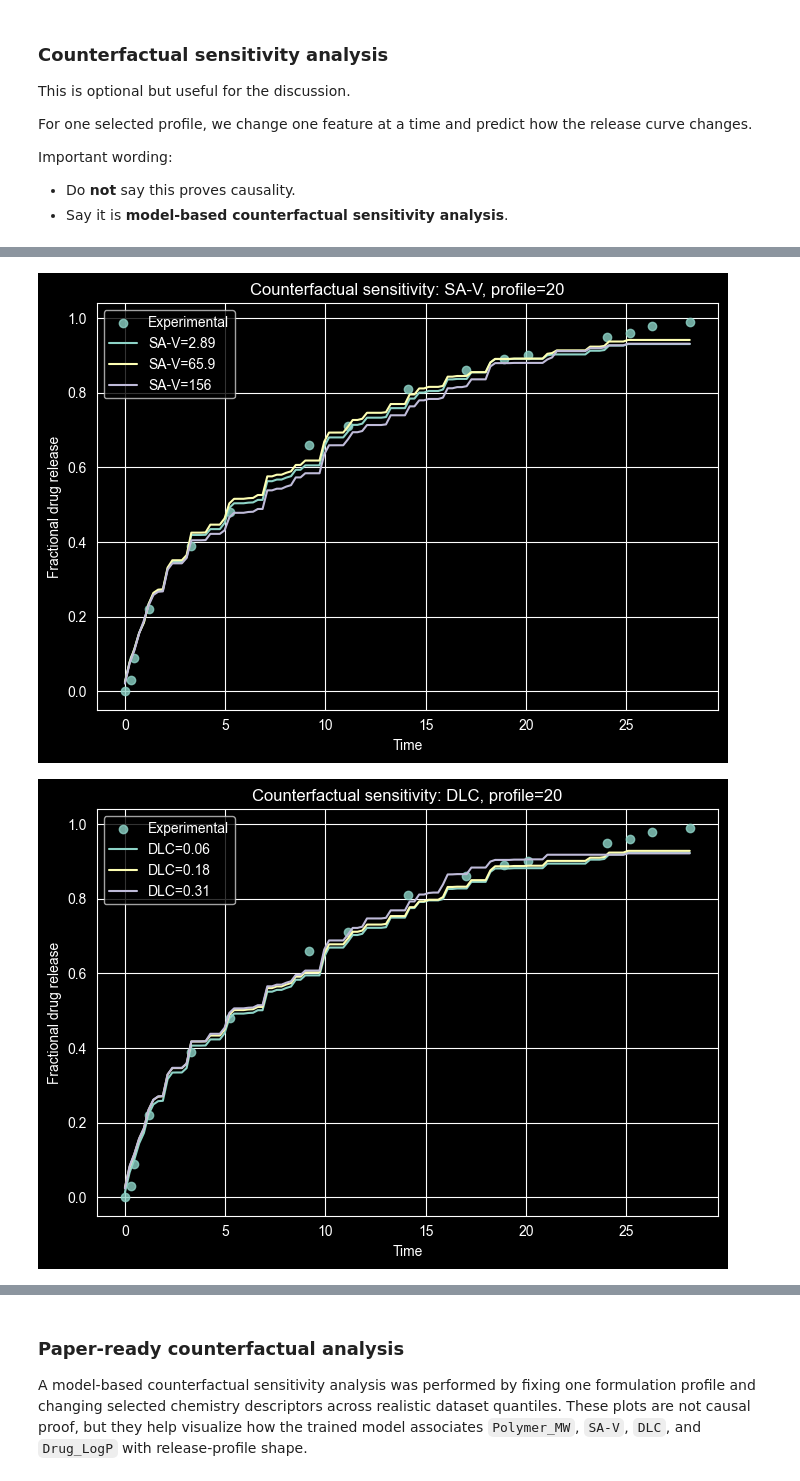
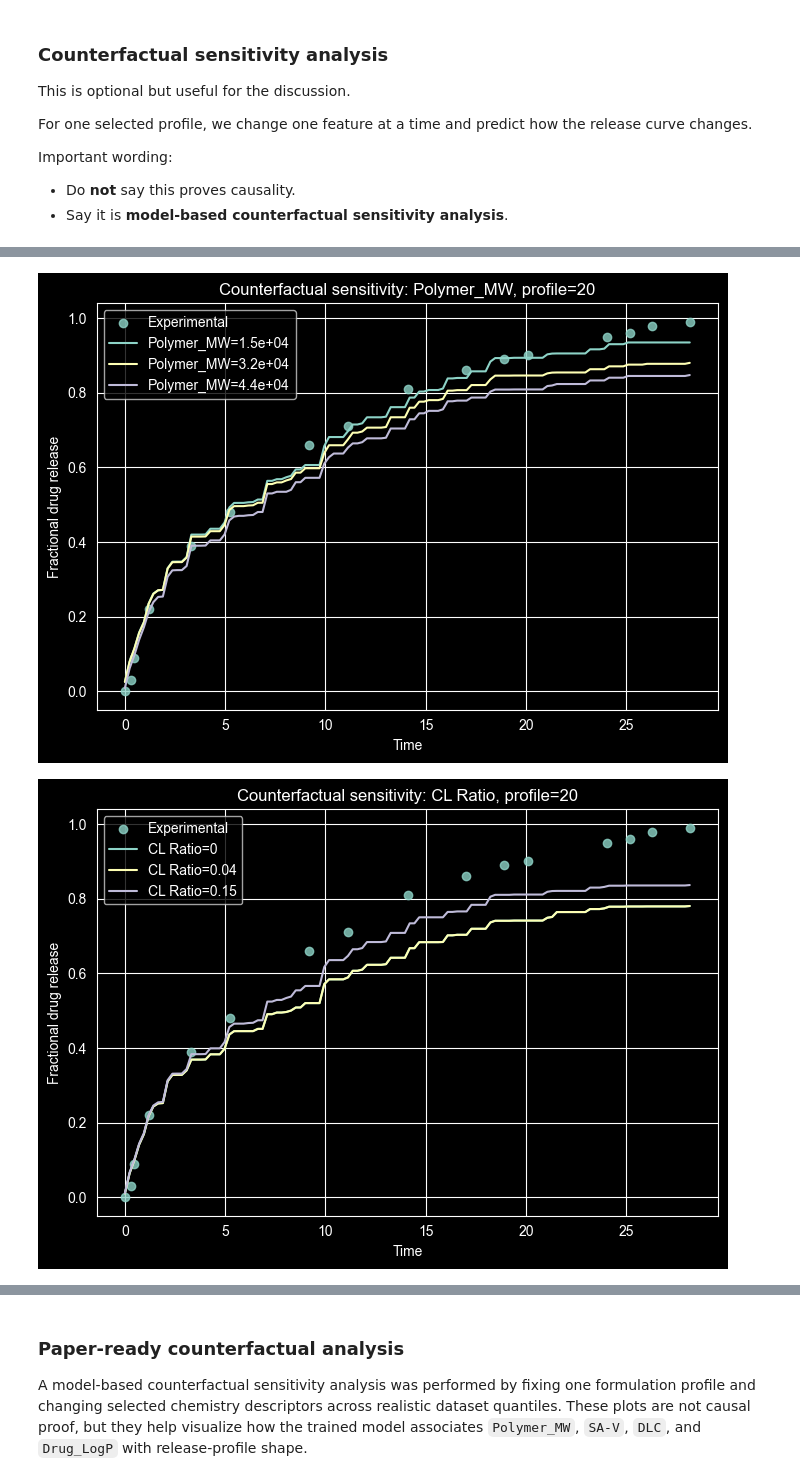
Before and after one commit to Helena94/adaprd, a Jupyter notebook: LAI_drug_release_project_notebook.ipynb, the cells around one changed output, grey strips where cells are left out. Saved outputs shown, nothing was run; the diff lists cells and outputs as text; code cells hidden in the pictures.

```diff
--- a/LAI_drug_release_project_notebook.ipynb
+++ b/LAI_drug_release_project_notebook.ipynb
@@ -1386,7 +1386,7 @@ def counterfactual_profile_plot(model, data, profile_id, features, feature_to_ch
 profile_id = example_profiles[0]
 
 # Choose realistic values from quantiles in the dataset.
-for feature_to_change in ["Polymer_MW", "SA-V", "DLC", "Drug_LogP"]:
+for feature_to_change in ZERO_SHOT_FEATURES:
     if feature_to_change in FEW_SHOT_FEATURES:
         values = df[feature_to_change].quantile([0.25, 0.50, 0.75]).values
         counterfactual_profile_plot(
@@ -1402,2 +1402,2 @@ for feature_to_change in ["Polymer_MW", "SA-V", "DLC", "Drug_LogP"]:
-[figure, old version]
+[figure, new version]
-[figure, old version]
+[figure, new version]
```
Also changed, not shown: parts of 2 cells of this notebook, 1 other file.
